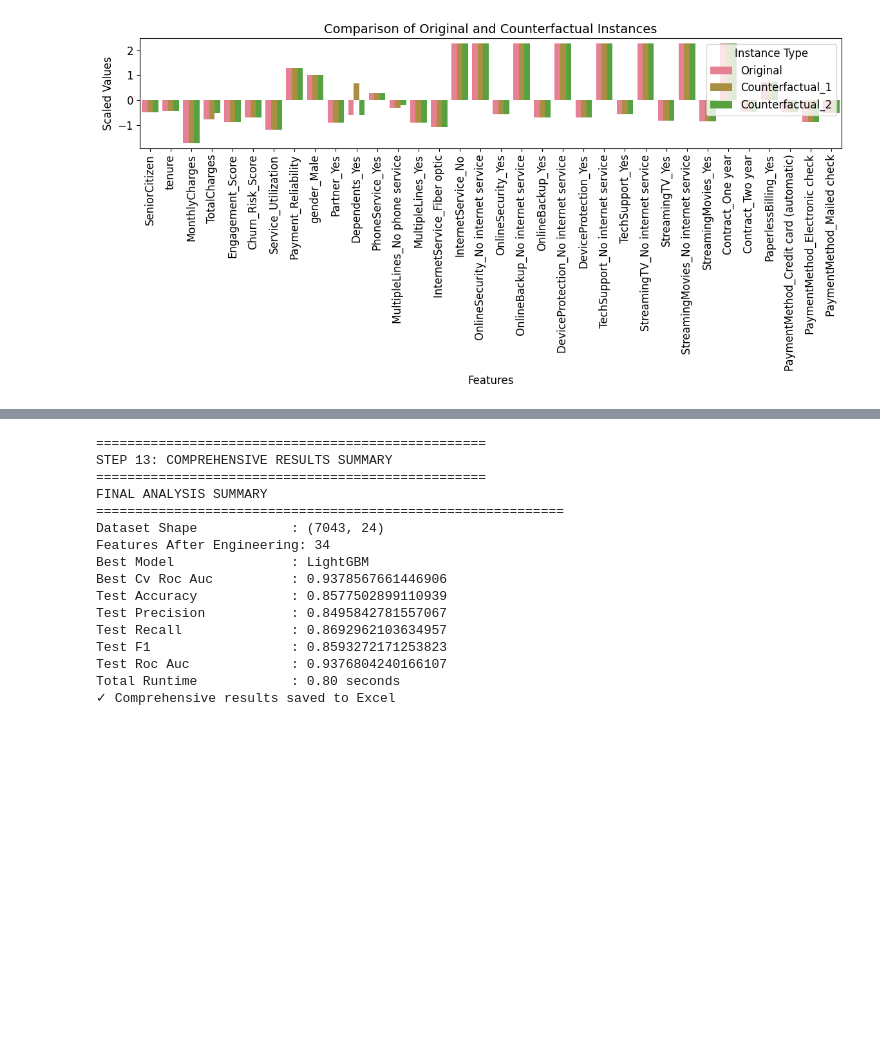
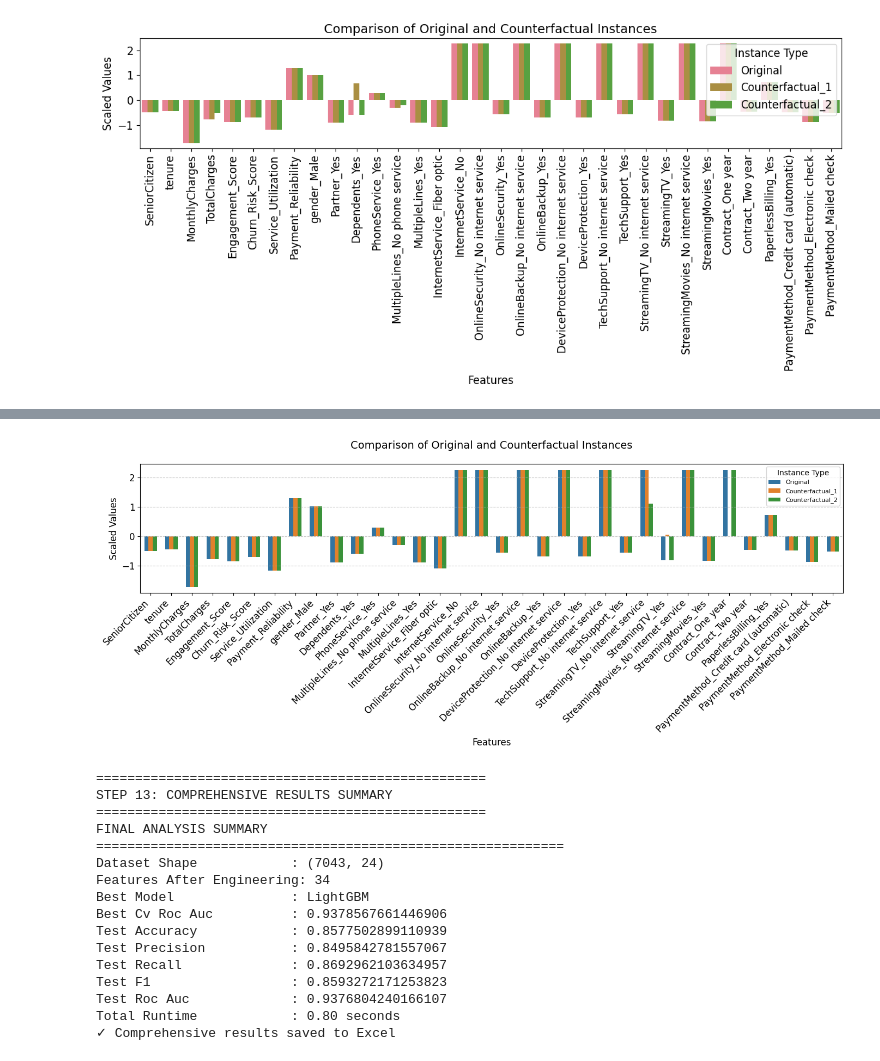
Before and after one commit to koriebruh/CHURN-JOURNAL, a Jupyter notebook: wwwNofel.ipynb, the cells around one changed output, grey strips where cells are left out. Saved outputs shown, nothing was run; the diff lists cells and outputs as text; code cells hidden in the pictures; blank space fills up the shorter version.

```diff
--- a/wwwNofel.ipynb
+++ b/wwwNofel.ipynb
@@ -1130,3 +1130,89 @@ gender_Male                              1.022980
 
 [2 rows x 35 columns]
 [figure]
+# %%
+import dice_ml
+import matplotlib.pyplot as plt
+import seaborn as sns
+
+# === STEP 12,5 simpy plot wkwk ===
+print("\n" + "="*50)
+print("STEP 12: COUNTERFACTUAL EXPLANATIONS")
+print("="*50)
+
+try:
+    print("Generating counterfactual explanations...")
+
+    # Prepare data for DICE
+    X_test_df = pd.DataFrame(X_test, columns=X.columns)
+
+    # Convert back to pandas DataFrame and ensure all features are present
+    data_for_dice = pd.DataFrame(X_scaled_res, columns=X.columns)
+    data_for_dice['target'] = y_res  # Add target column
+
+    # Identify continuous features (numerical columns only)
+    continuous_features = data_for_dice.select_dtypes(include=['float64', 'float32', 'int64', 'int32']).columns.tolist()
+    continuous_features = [f for f in continuous_features if f != 'target']  # Exclude target
+
+    # Create DICE data object
+    dice_data = dice_ml.Data(dataframe=data_for_dice,
+                            continuous_features=continuous_features,
+                            outcome_name='target')
+
+    # Create DICE model
+    dice_model = dice_ml.Model(model=final_model, backend="sklearn")
+
+    # Create DICE explainer
+    dice_explainer = dice_ml.Dice(dice_data, dice_model, method="random")
+
+    # Scale query instances to match data_for_dice
+    from sklearn.preprocessing import StandardScaler
+    scaler = StandardScaler()
+    X_test_scaled = scaler.fit_transform(X_test)  # Pastikan scaler sesuai dengan X_scaled_res
+    query_instances = pd.DataFrame(X_test_scaled, columns=X.columns).head(3)
+
+    # Generate counterfactuals for a few test instances
+    counterfactuals = dice_explainer.generate_counterfactuals(query_instances, total_CFs=2, desired_class=1)
+
+    # Display results
+    print("\n✓ Counterfactual explanations generated")
+    print("\nOriginal instance (scaled):")
+    print(query_instances.iloc[0])
+    print("\nCounterfactual examples:")
+    if hasattr(counterfactuals.cf_examples_list[0], 'final_cfs_df'):
+        cf_df = counterfactuals.cf_examples_list[0].final_cfs_df
+        print(cf_df.head())
+    else:
+        print("No counterfactual examples found")
+
+   # Visualization for journal
+    plt.figure(figsize=(14, 6))
+    original_instance = query_instances.iloc[0]
+    data_to_plot = pd.DataFrame({
+        'Feature': original_instance.index,
+        'Original': original_instance.values,
+        'Counterfactual_1': cf_df.iloc[0].values[:-1],  # Exclude target
+        'Counterfactual_2': cf_df.iloc[1].values[:-1]   # Exclude target
+    })
+    data_melted = data_to_plot.melt(id_vars='Feature', var_name='Type', value_name='Value')
+
+    # Create bar plot with adjusted parameters
+    sns.barplot(x='Feature', y='Value', hue='Type', data=data_melted,
+                palette=['#1f77b4', '#ff7f0e', '#2ca02c'],  # Distinct colors
+                width=0.6)  # Adjusted bar width
+    plt.xticks(rotation=45, ha='right')  # Rotate and align labels
+    plt.title('Comparison of Original and Counterfactual Instances', fontsize=14, pad=20)
+    plt.xlabel('Features', fontsize=12)
+    plt.ylabel('Scaled Values', fontsize=12)
+    plt.legend(title='Instance Type', title_fontsize=10, fontsize=8)
+    plt.grid(axis='y', linestyle='--', alpha=0.7)  # Add light grid
+    plt.tight_layout()
+
+    # Save and display
+    plt.savefig(f'{OUTPUT_DIR}/plots/counterfactual_comparison_journal_clean_simply.png', dpi=300, bbox_inches='tight')
+    plt.show()
+
+except Exception as e:
+    print(f"⚠ Counterfactual explanation failed: {str(e)}")
+    print("Continuing without counterfactual explanations...")
+# %% [output]
@@ -1133,3 +1240,4 @@ gender_Male                              1.022980
+[figure, added]
 # %%
 
 # === STEP 13: COMPREHENSIVE RESULTS SUMMARY ===
```
Also changed, not shown: parts of 1 cell of this notebook, 1 other file.
